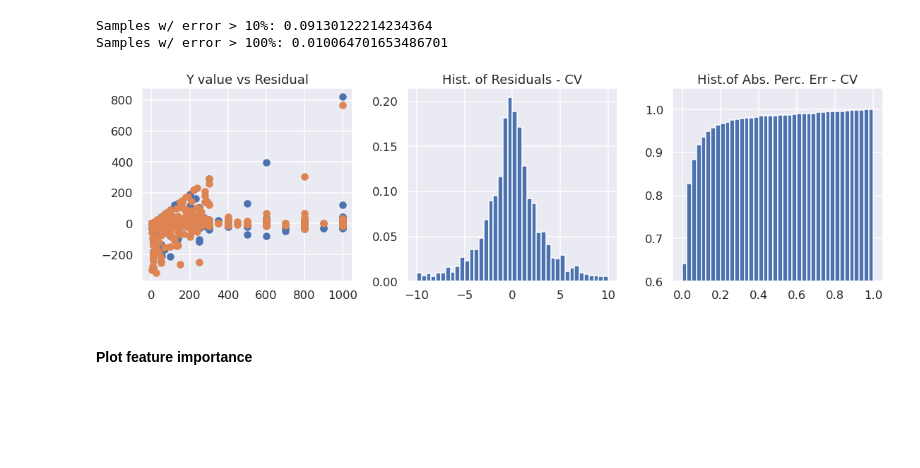
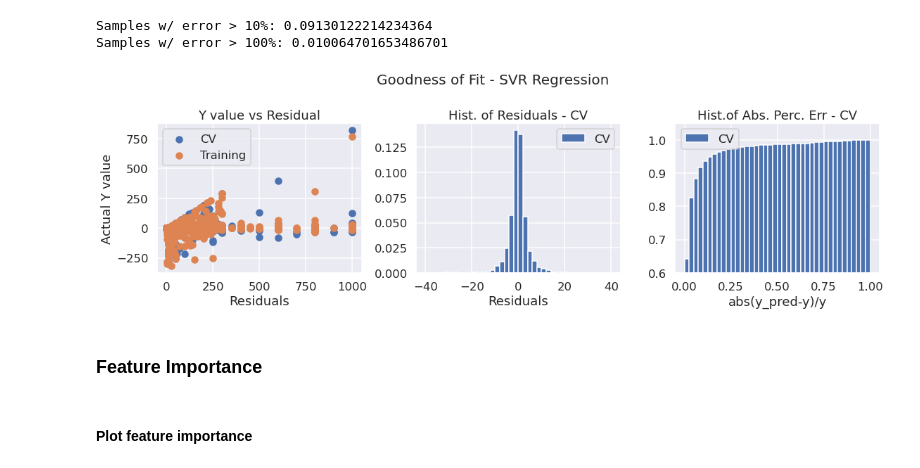
Before and after one commit to mackwn/gas-sensor-analytics-demo, a Jupyter notebook: notebooks/explore_model_building_regression.ipynb, the cells around one changed output. Cells and saved outputs as stored; diff of their text form; code cells hidden in the pictures; blank space fills up the shorter version.

```diff
--- a/notebooks/explore_model_building_regression.ipynb
+++ b/notebooks/explore_model_building_regression.ipynb
@@ -217,23 +202,12 @@ error_per_svr = abs(y_cv-y_pred_svr_cv)/y_cv
 # %% [output]
 Samples w/ error > 10%: 0.09130122214234364
 Samples w/ error > 100%: 0.010064701653486701
-# %%
-fig, ax = plt.subplots(1,3,figsize=(16,5))
-
-ax[0].scatter(y_cv,y_cv-y_pred_svr_cv, label='Cross Validation')
-ax[0].scatter(y,y-y_pred_svr, label='Training')
-ax[0].set_title('Y value vs Residual')
-
-ax[1].hist(y_cv-y_pred_svr_cv, density=True, range=(-10,10), bins=40)
-ax[1].set_title('Hist. of Residuals - CV')
-
-ax[2].hist(error_per_svr,range=(0,1),cumulative=True, density=True, bins=40)
-ax[2].set_ylim(.6)
-ax[2].set_title('Hist.of Abs. Perc. Err - CV')
-
-plt.tight_layout()
-# %% [output]
-[figure, removed]
+# %%
+goodness_of_fit_plot(y, y_pred_svr, y_cv, y_pred_svr_cv, error_per_svr, 'SVR Regression')
+# %% [output]
+[figure, added]
+# %% [markdown]
+### Feature Importance
 # %%
 r_svr = permutation_importance(reg_svr, X_cv, y_cv,
                            n_repeats=10, random_state=0, n_jobs=-1)
```
Also changed, not shown: parts of 55 cells of this notebook.
